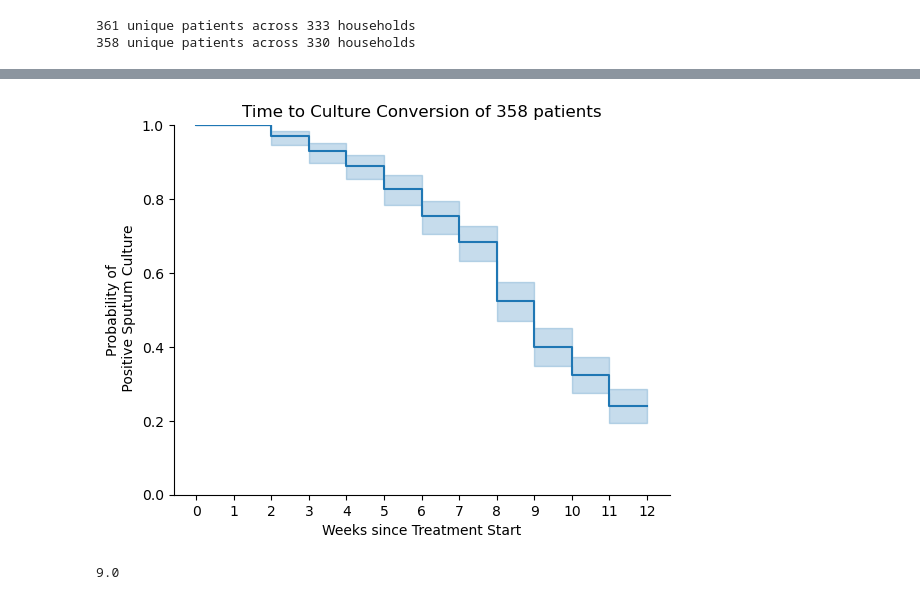
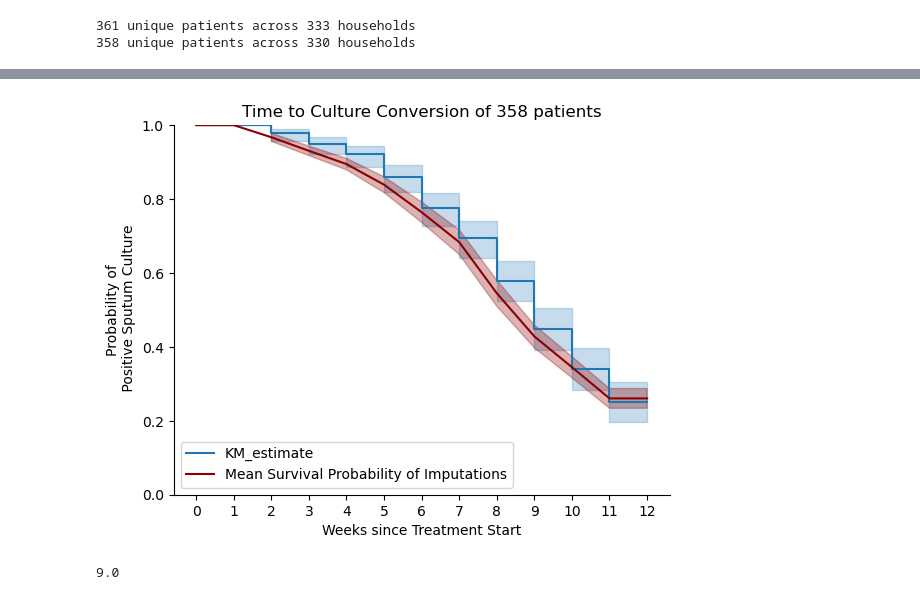
Before and after one commit to sanju99/MtbQuantCNN, a Jupyter notebook: analysis/TRUST/TCC.ipynb, the cells around one changed output, grey strips where cells are left out. Cells and saved outputs as stored; diff of their text form; code cells hidden in the pictures.

```diff
--- a/analysis/TRUST/TCC.ipynb
+++ b/analysis/TRUST/TCC.ipynb
@@ -779,41 +763,42 @@ df_TCC_imputed_all.query("imp_num==30")
-# %%
-df_TCC = df_TCC.query("pid in @df_TCC_imputed_all.pid")
-
-kmf_last_imp = lifelines.KaplanMeierFitter()
-kmf_last_imp.fit(df_TCC_imputed_all.query("imp_num==30")['TCC'], event_observed=df_TCC_imputed_all.query("imp_num==30")['culture_convert'])
-
-# kmf_full_dataset = lifelines.KaplanMeierFitter()
-# kmf_full_dataset.fit(df_TCC['TCC'], event_observed=df_TCC['culture_convert'])
-
-fig, ax = plt.subplots()
-
-kmf_last_imp.plot_survival_function()#show_censors=True, censor_styles={"marker": "+", "ms": 8, "mew": 0.5})
-plt.ylim(0, 1)
-
-# Set x-axis ticks to show all integers
-ax.set_xticks(range(0, df_TCC_imputed_all.TCC.max() + 1))
-
-# # plot the mean survival probability at each week across the imputations
-# plt.plot(df_survival.index, mean_survival, color='darkred', label='KM Estimate of Imputed Datasets')
-
-# # Calculate and plot the confidence interval using 1.96 * std for ~95% CI
-# ci_upper = mean_survival + 1.96 * sd_survival
-# ci_lower = mean_survival - 1.96 * sd_survival
-
-# 'tab:blue'
-# plt.fill_between(df_survival.index, ci_lower, ci_upper, color='darkred', alpha=0.3)#, label='95% CI')
-
-plt.title(f"Time to Culture Conversion of {df_TCC_imputed_all.pid.nunique()} patients")
-plt.ylabel("Probability of\n Positive Sputum Culture") #
-plt.xlabel("Weeks since Treatment Start")
-
-plt.gca().get_legend().remove()
-# plt.legend()
-
-sns.despine()
-plt.savefig("figures/KM_estimate_TCC.svg", bbox_inches='tight')
-# %% [output]
-[figure, removed]
+# %%
+df_TCC = df_TCC.query("pid in @df_TCC_imputed_all.pid")
+
+kmf_full_dataset = lifelines.KaplanMeierFitter()
+kmf_full_dataset.fit(df_TCC['TCC'], event_observed=df_TCC['culture_convert'])
+
+fig, ax = plt.subplots()
+
+kmf_full_dataset.plot_survival_function()#show_censors=True, censor_styles={"marker": "+", "ms": 8, "mew": 0.5})
+plt.ylim(0, 1)
+
+# Set x-axis ticks to show all integers
+ax.set_xticks(range(0, df_TCC_imputed_all.TCC.max() + 1))
+
+mean_survival = df_survival.mean(axis=1)
+sd_survival = df_survival.std(axis=1)
+
+# plot the mean survival probability at each week across the imputations
+# plt.step(df_survival.index, mean_survival, label='KM Estimate of Imputed Datasets', where='post')
+plt.plot(df_survival.index, mean_survival, label='Mean Survival Probability of Imputations', color='darkred')#, where='post')
+
+# Calculate and plot the confidence interval using 1.96 * std for ~95% CI
+ci_upper = mean_survival + 1.96 * sd_survival
+ci_lower = mean_survival - 1.96 * sd_survival
+
+# 'tab:blue'
+plt.fill_between(df_survival.index, ci_lower, ci_upper, alpha=0.3, color='darkred')#, label='95% CI')
+
+plt.title(f"Time to Culture Conversion of {df_TCC_imputed_all.pid.nunique()} patients")
+plt.ylabel("Probability of\n Positive Sputum Culture") #
+plt.xlabel("Weeks since Treatment Start")
+
+plt.gca().get_legend().remove()
+plt.legend()
+
+sns.despine()
+plt.savefig("figures/KM_estimate_TCC.svg", bbox_inches='tight')
+# %% [output]
+[figure, added]
 # %%
 kmf_last_imp.median_survival_time_
 # %% [output]
```
Also changed, not shown: parts of 4 cells of this notebook, 21 other files.
